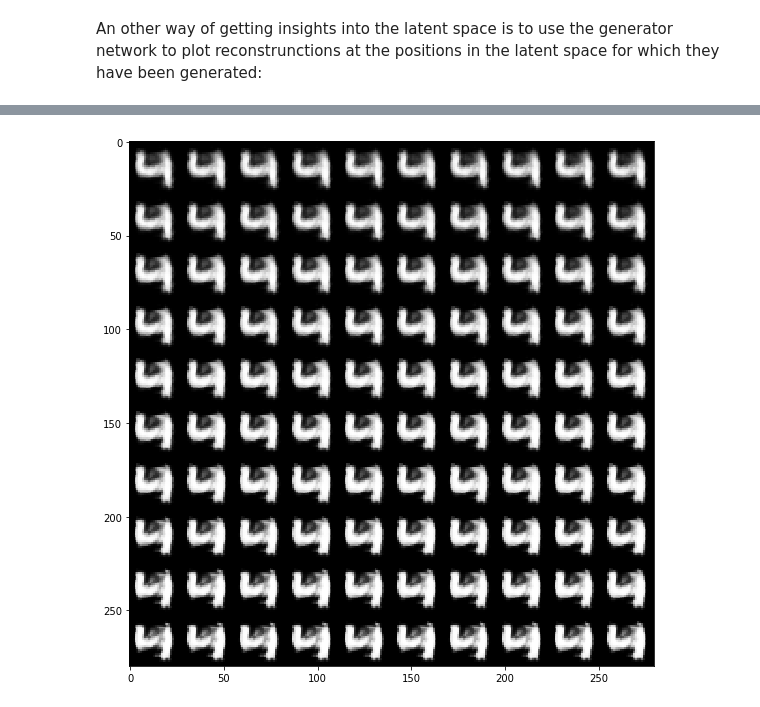
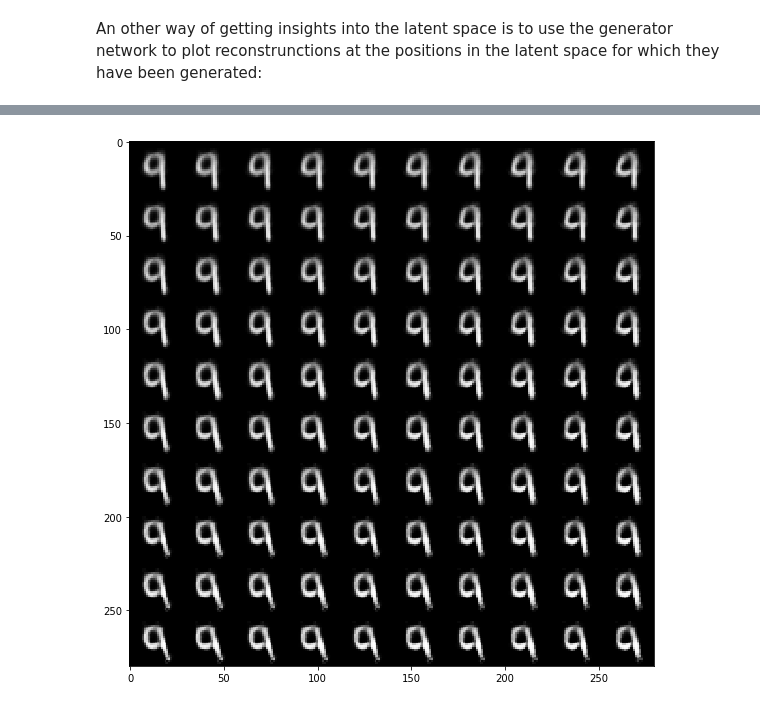
Before and after one commit to jeffersonquispe/autoencoder, a Jupyter notebook: vae.ipynb, the cells around one changed output, grey strips where cells are left out. Cells and saved outputs as stored; diff of their text form; code cells hidden in the pictures.

Commit message:
samples.npy for numbers

```diff
--- a/vae.ipynb
+++ b/vae.ipynb
@@ -378,7 +379,7 @@ for i, yi in enumerate(x_values):
 # %%
 # ONE
-x_values = np.linspace(  1.0,  4.2, nx)
-y_values = np.linspace( -4.5, -1.0, ny)
+x_values = np.linspace(  -2,  3.5, nx)
+y_values = np.linspace(   3,  4, ny)
 
 canvas = np.empty((28*ny, 28*nx))
 for i, yi in enumerate(x_values):
@@ -401,7 +402,7 @@ for i, yi in enumerate(x_values):
 # %%
 # TWO
-x_values = np.linspace( -0.7,  0.1, nx)
-y_values = np.linspace(  0.5,  1.0, ny)
+x_values = np.linspace(  2,  4, nx)
+y_values = np.linspace( -2.0,  -2.0, ny)
 
 canvas = np.empty((28*ny, 28*nx))
 for i, yi in enumerate(x_values):
@@ -424,7 +425,7 @@ for i, yi in enumerate(x_values):
 # %%
 # THREE
-x_values = np.linspace(  0.2,  0.8, nx)
-y_values = np.linspace( -0.2,  0.2, ny)
+x_values = np.linspace(  3.0,  4.0, nx)
+y_values = np.linspace(  1.0,  1.5, ny)
 
 canvas = np.empty((28*ny, 28*nx))
 for i, yi in enumerate(x_values):
@@ -446,0 +544,21 @@ for i, yi in enumerate(x_values):
+# %%
+# EIGHT
+x_values = np.linspace(  0.2, 0.8, nx)
+y_values = np.linspace(  0.8, 1.0, ny)
+
+canvas = np.empty((28*ny, 28*nx))
+for i, yi in enumerate(x_values):
+    for j, xi in enumerate(y_values):
+        z_mu = np.array([[xi, yi]]*vae.batch_size)
+        x_mean = vae_2d.generate(z_mu)
+        canvas[(nx-i-1)*28:(nx-i)*28, j*28:(j+1)*28] = x_mean[0].reshape(28, 28)
+
+plt.figure(figsize=(8, 10))
+Xi, Yi = np.meshgrid(x_values, y_values)
+plt.imshow(canvas, origin="upper", cmap="gray")
+plt.tight_layout()
+
+for i, yi in enumerate(x_values):
+    for j, xi in enumerate(y_values):
+        samples[8][i * CLASSES + j][0] = xi
+        samples[8][i * CLASSES + j][1] = yi
@@ -447,23 +567,23 @@ for i, yi in enumerate(x_values):
 # %%
-# FOUR
-x_values = np.linspace( -4.0,  -2.5, nx)
-y_values = np.linspace(  1.0,  1.1, ny)
+# NINE
+x_values = np.linspace( -4, -2, nx)
+y_values = np.linspace(  1, 1.5, ny)
 
 canvas = np.empty((28*ny, 28*nx))
 for i, yi in enumerate(x_values):
     for j, xi in enumerate(y_values):
         z_mu = np.array([[xi, yi]]*vae.batch_size)
         x_mean = vae_2d.generate(z_mu)
         canvas[(nx-i-1)*28:(nx-i)*28, j*28:(j+1)*28] = x_mean[0].reshape(28, 28)
 
 plt.figure(figsize=(8, 10))
 Xi, Yi = np.meshgrid(x_values, y_values)
 plt.imshow(canvas, origin="upper", cmap="gray")
 plt.tight_layout()
 
 for i, yi in enumerate(x_values):
     for j, xi in enumerate(y_values):
-        samples[4][i * CLASSES + j][0] = xi
-        samples[4][i * CLASSES + j][1] = yi
+        samples[9][i * CLASSES + j][0] = xi
+        samples[9][i * CLASSES + j][1] = yi
 # %% [output]
-[figure, old version]
+[figure, new version]
```
Also changed, not shown: parts of 26 cells of this notebook, 1 other file.
